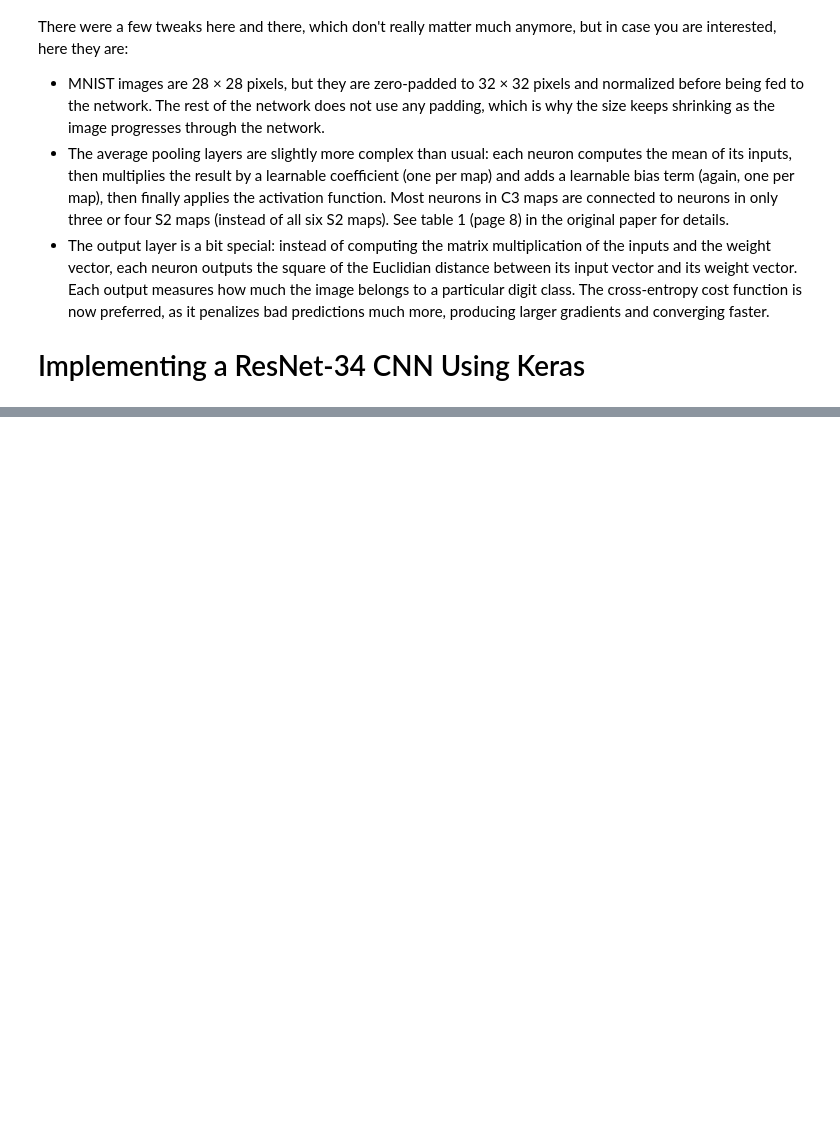
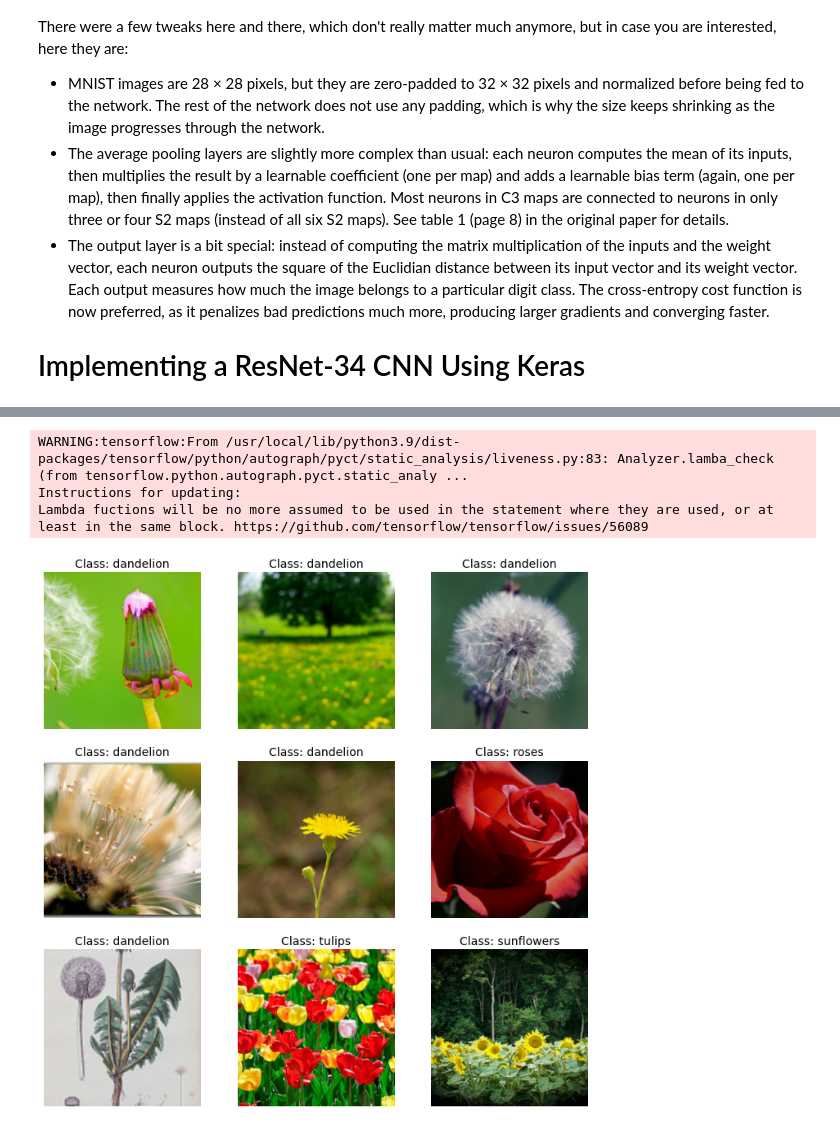
Before and after one commit to FaustoJuarez/Data-Science-Journey, a Jupyter notebook: Deep_Computer_Vision_Using_Convolutian_Neural_Networks.ipynb, the cells around one changed output, grey strips where cells are left out. Saved outputs shown, nothing was run; the diff lists cells and outputs as text; code cells hidden in the pictures; blank space fills up the shorter version.

```diff
--- a/Deep_Computer_Vision_Using_Convolutian_Neural_Networks.ipynb
+++ b/Deep_Computer_Vision_Using_Convolutian_Neural_Networks.ipynb
@@ -409,0 +488,28 @@ Epoch 10/10
+# %%
+tf.keras.backend.clear_session()  # extra code – resets layer name counter
+
+batch_size = 32
+preprocess = tf.keras.Sequential([
+    tf.keras.layers.Resizing(height=224, width=224, crop_to_aspect_ratio=True),
+    tf.keras.layers.Lambda(tf.keras.applications.xception.preprocess_input)
+])
+train_set = train_set_raw.map(lambda X, y: (preprocess(X), y))
+train_set = train_set.shuffle(1000, seed=42).batch(batch_size).prefetch(1)
+valid_set = valid_set_raw.map(lambda X, y: (preprocess(X), y)).batch(batch_size)
+test_set = test_set_raw.map(lambda X, y: (preprocess(X), y)).batch(batch_size)
+# %% [output]
+WARNING:tensorflow:From /usr/local/lib/python3.9/dist-packages/tensorflow/python/autograph/pyct/static_analysis/liveness.py:83: Analyzer.lamba_check (from tensorflow.python.autograph.pyct.static_analy ...
+Instructions for updating:
+Lambda fuctions will be no more assumed to be used in the statement where they are used, or at least in the same block. https://github.com/tensorflow/tensorflow/issues/56089
+# %%
+plt.figure(figsize=(12, 12))
+for X_batch, y_batch in valid_set.take(1):
+    for index in range(9):
+        plt.subplot(3, 3, index + 1)
+        plt.imshow((X_batch[index] + 1) / 2)  # rescale to 0–1 for imshow()
+        plt.title(f"Class: {class_names[y_batch[index]]}")
+        plt.axis("off")
+
+plt.show()
+# %% [output]
+[figure, added]
```
Also changed, not shown: parts of 26 cells of this notebook.
